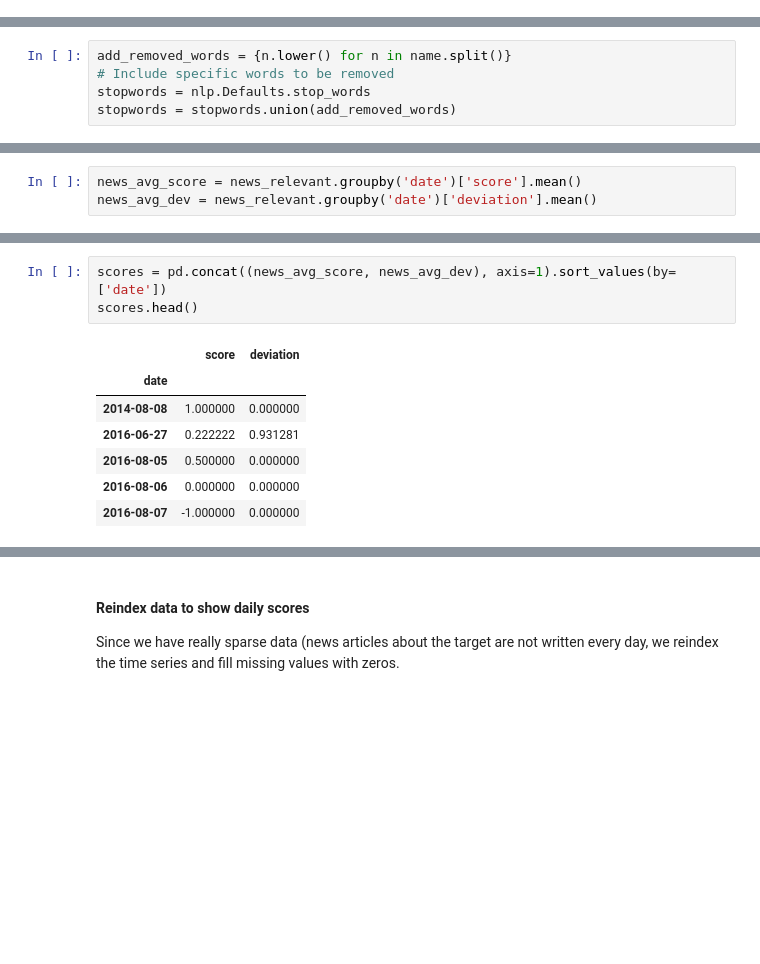
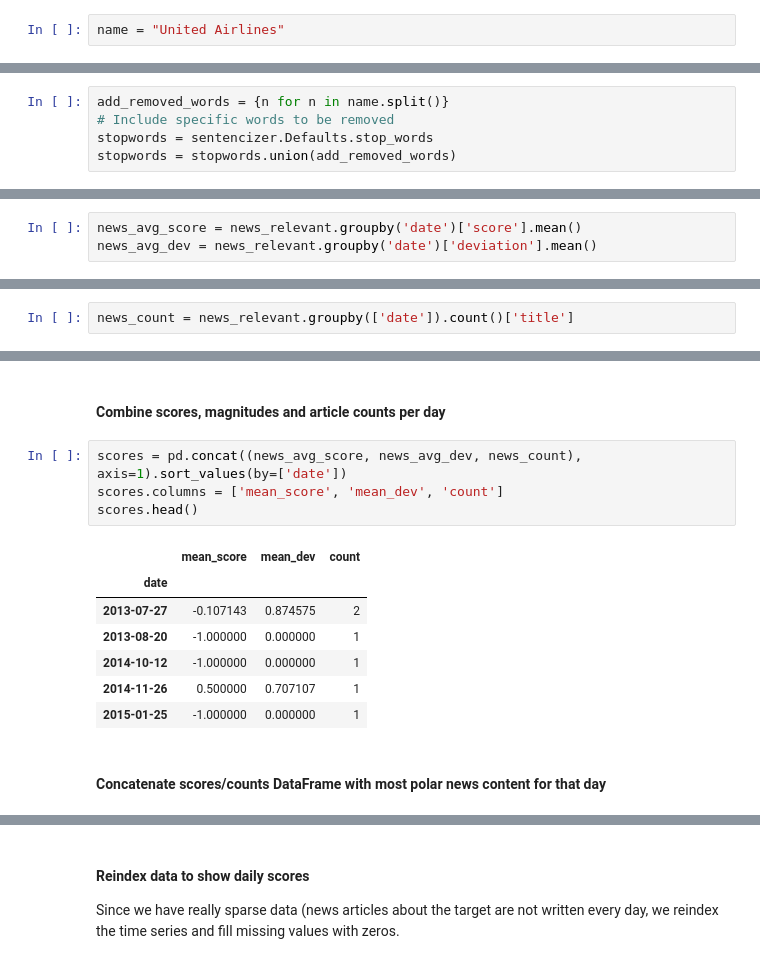
Before and after one commit to andrewjwesson/news-sentiment-tracker, a Jupyter notebook: notebooks/analysis_workflow_fasttext.ipynb, the cells around one changed output, grey strips where cells are left out. Drawn from its saved outputs; the diff is of its cells as text; blank space fills up the shorter version.

```diff
--- a/notebooks/analysis_workflow_fasttext.ipynb
+++ b/notebooks/analysis_workflow_fasttext.ipynb
@@ -39,0 +35,2 @@ name = "Ryan Lochte"
+# %%
+name = "United Airlines"
@@ -184,7 +183,7 @@ nlp = spacy.load('en_core_web_md')
 # %%
-add_removed_words = {n.lower() for n in name.split()}
+add_removed_words = {n for n in name.split()}
 # Include specific words to be removed
-stopwords = nlp.Defaults.stop_words
+stopwords = sentencizer.Defaults.stop_words
 stopwords = stopwords.union(add_removed_words)
 # %%
 # Tokenize and lemmatize text
@@ -315,0 +301,2 @@ news_avg_dev = news_relevant.groupby('date')['deviation'].mean()
+# %%
+news_count = news_relevant.groupby(['date']).count()['title']
@@ -316,11 +324,16 @@ news_avg_dev = news_relevant.groupby('date')['deviation'].mean()
+# %% [markdown]
+#### Combine scores, magnitudes and article counts per day
 # %%
-scores = pd.concat((news_avg_score, news_avg_dev), axis=1).sort_values(by=['date'])
+scores = pd.concat((news_avg_score, news_avg_dev, news_count), axis=1).sort_values(by=['date'])
+scores.columns = ['mean_score', 'mean_dev', 'count']
 scores.head()
 # %% [output]
-|  | score | deviation |
-| date |  |  |
-| 2014-08-08 | 1.000000 | 0.000000 |
-| 2016-06-27 | 0.222222 | 0.931281 |
-| 2016-08-05 | 0.500000 | 0.000000 |
-| 2016-08-06 | 0.000000 | 0.000000 |
-| 2016-08-07 | -1.000000 | 0.000000 |
+|  | mean_score | mean_dev | count |
+| date |  |  |  |
+| 2013-07-27 | -0.107143 | 0.874575 | 2 |
+| 2013-08-20 | -1.000000 | 0.000000 | 1 |
+| 2014-10-12 | -1.000000 | 0.000000 | 1 |
+| 2014-11-26 | 0.500000 | 0.707107 | 1 |
+| 2015-01-25 | -1.000000 | 0.000000 | 1 |
+# %% [markdown]
+#### Concatenate scores/counts DataFrame with most polar news content for that day
```
Also changed, not shown: parts of 38 cells of this notebook.
